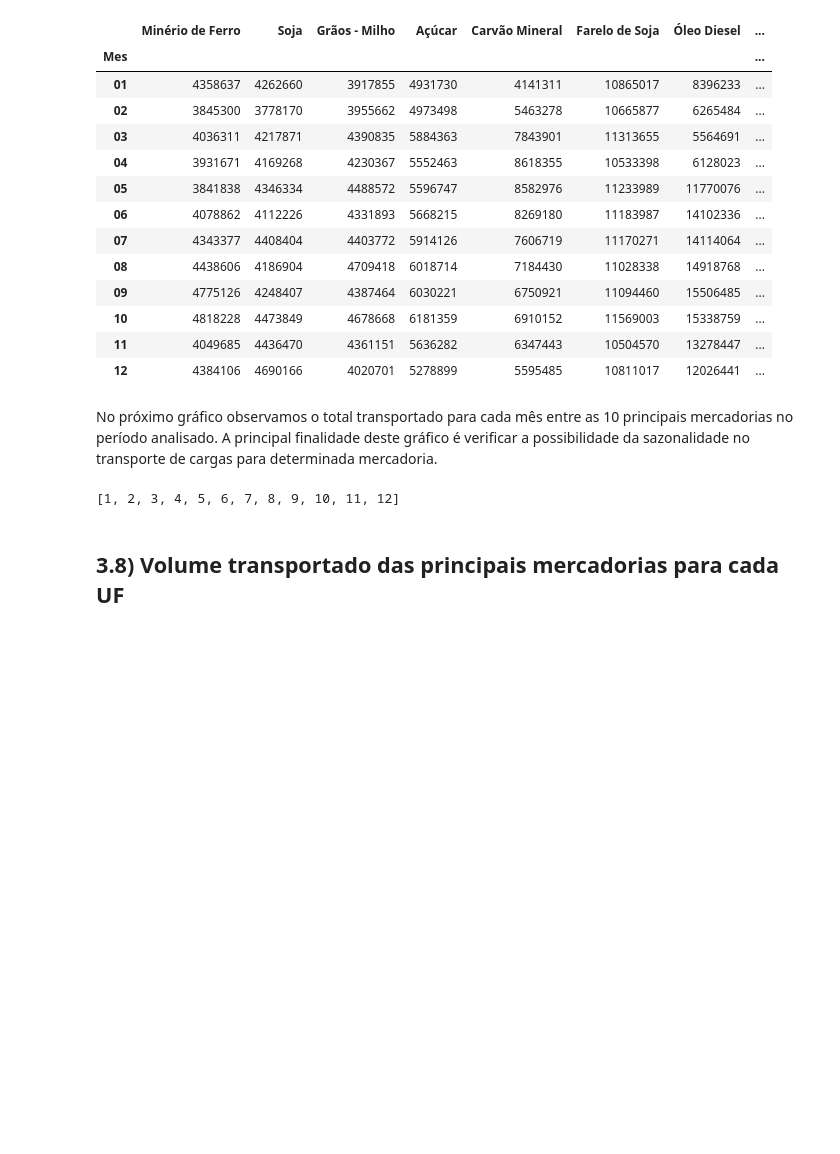
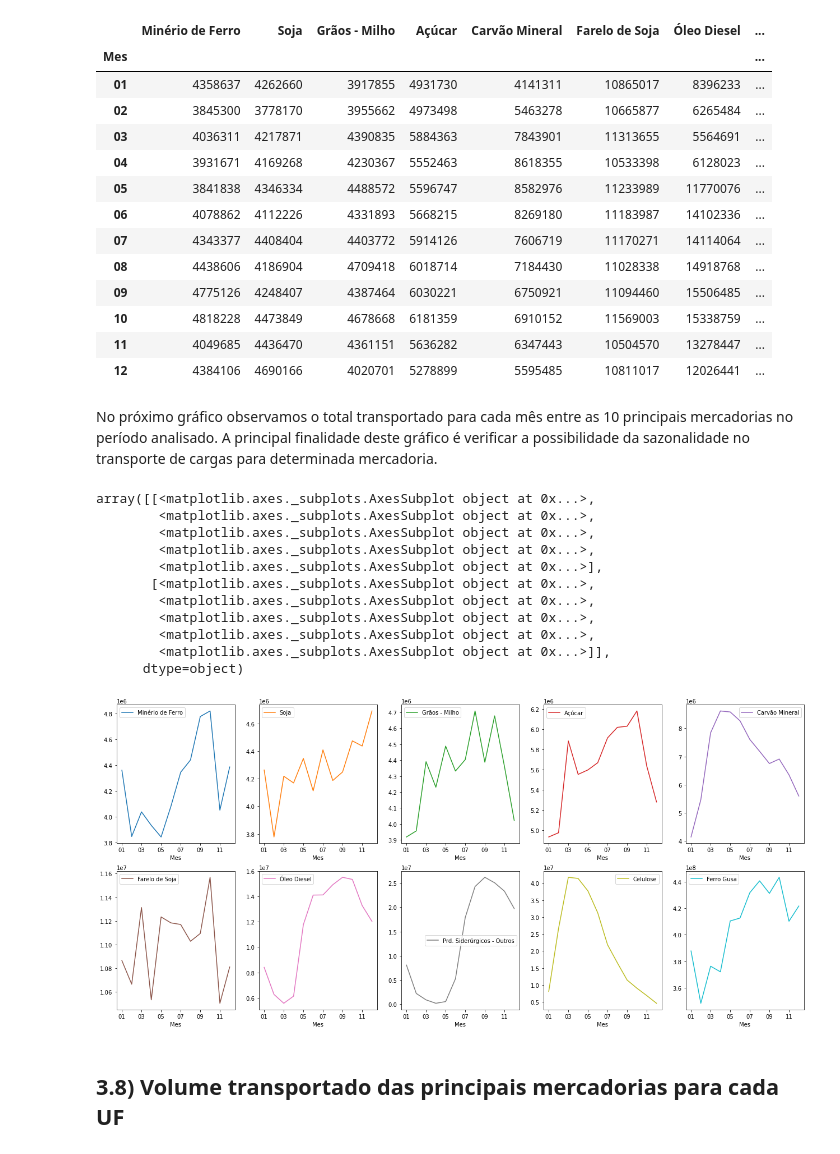
Before and after one commit to twpinter/Projeto-Ferrovias, a Jupyter notebook: Ferrovias-pandas.ipynb, the cells around one changed output. Drawn from its saved outputs; the diff is of its cells as text; code cells hidden in the pictures; blank space fills up the shorter version.

```diff
--- a/Ferrovias-pandas.ipynb
+++ b/Ferrovias-pandas.ipynb
@@ -389,8 +401,19 @@ No próximo gráfico observamos o total transportado para cada mês entre as 10
-# %%
-meses = list(range(1,13,1))
-meses
-# %% [output]
-[1, 2, 3, 4, 5, 6, 7, 8, 9, 10, 11, 12]
+# %%
+# Gráfico
+mercadorias_mensal.plot(subplots=True,layout=(2,5),figsize=(22,10),sharex=False)
+# %% [output]
+array([[<matplotlib.axes._subplots.AxesSubplot object at 0x...>,
+        <matplotlib.axes._subplots.AxesSubplot object at 0x...>,
+        <matplotlib.axes._subplots.AxesSubplot object at 0x...>,
+        <matplotlib.axes._subplots.AxesSubplot object at 0x...>,
+        <matplotlib.axes._subplots.AxesSubplot object at 0x...>],
+       [<matplotlib.axes._subplots.AxesSubplot object at 0x...>,
+        <matplotlib.axes._subplots.AxesSubplot object at 0x...>,
+        <matplotlib.axes._subplots.AxesSubplot object at 0x...>,
+        <matplotlib.axes._subplots.AxesSubplot object at 0x...>,
+        <matplotlib.axes._subplots.AxesSubplot object at 0x...>]],
+      dtype=object)
+[figure, added]
 # %% [markdown]
 ## 3.8) Volume transportado das principais mercadorias para cada UF
 # %% [markdown]
```
Also changed, not shown: parts of 8 cells of this notebook.
